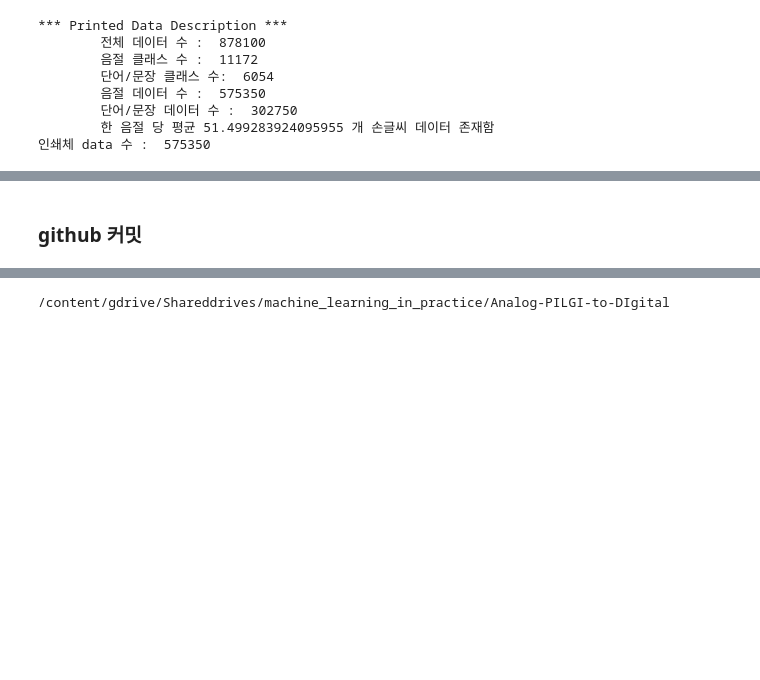
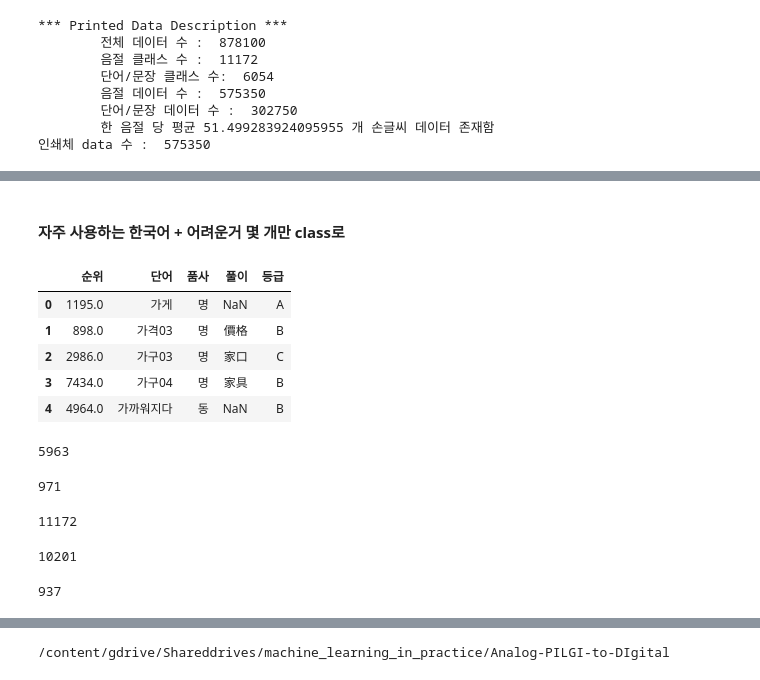
Before and after one commit to PILGI-Analog-To-Digital/Analog-PILGI-to-DIgital, a Jupyter notebook: GAN/EDA.ipynb, the cells around one changed output, grey strips where cells are left out. Saved outputs shown, nothing was run; the diff lists cells and outputs as text; code cells hidden in the pictures; blank space fills up the shorter version.

```diff
--- a/GAN/EDA.ipynb
+++ b/GAN/EDA.ipynb
@@ -724,2 +141,76 @@ with open('/content/gdrive/Shareddrives/machine_learning_in_practice/Analog-PILG
-# %% [markdown]
-### github 커밋
+# %% [markdown]
+#### 자주 사용하는 한국어 + 어려운거 몇 개만 class로
+# %%
+import pandas as pd
+
+classFile = '/content/gdrive/Shareddrives/machine_learning_in_practice/Analog-PILGI-to-DIgital/GAN/data/한국어 학습용 어휘 목록.xls'
+df = pd.read_excel(classFile)
+
+df.head()
+# %% [output]
+|  | 순위 | 단어 | 품사 | 풀이 | 등급 |
+| 0 | 1195.0 | 가게 | 명 | NaN | A |
+| 1 | 898.0 | 가격03 | 명 | 價格 | B |
+| 2 | 2986.0 | 가구03 | 명 | 家口 | C |
+| 3 | 7434.0 | 가구04 | 명 | 家具 | B |
+| 4 | 4964.0 | 가까워지다 | 동 | NaN | B |
+# %%
+word_list = df["단어"].tolist()
+# word_list 수정,  '가구04', '도쿄(동경)' 가공
+for idx, word in enumerate(word_list):
+    if len(word) > 2:
+        if word[-2] in ('0', '1', '2', '3'):
+            word_list[idx] = word[:-2]
+    if word[-1] == ')':
+        del word_list[idx]
+
+len(word_list)
+# %% [output]
+5963
+# %%
+syllable_set = set()
+for word in word_list:
+    for syllable in word:
+        syllable_set.add(syllable)
+len(syllable_set)
+
+dump_set = {'0', '1', '8'}
+
+easy_syllable_set = syllable_set - dump_set
+len(easy_syllable_set)
+# %% [output]
+971
+# %%
+whole_syllable_set = set(p_ClassToFileNames.keys())
+len(whole_syllable_set)
+# %% [output]
+11172
+# %%
+difficult_syllable_set = whole_syllable_set - easy_syllable_set
+len(difficult_syllable_set)
+# %% [output]
+10201
+# %%
+import random
+
+difficult_syllable_list = list(difficult_syllable_set)
+classList = []
+
+randIdx = random.randint(0, len(difficult_syllable_set))
+
+difficult_syllable_choice = set()
+
+for i in range(976):
+    randIdx = random.randint(0, len(difficult_syllable_set))
+    difficult_syllable_choice.add(randIdx)
+len(difficult_syllable_choice)
+
+idxs = list(difficult_syllable_choice)
+
+
+difficult_syllable_classes = set()
+for idx in idxs:
+    difficult_syllable_classes.add(difficult_syllable_list[idx])
+len(difficult_syllable_classes)
+# %% [output]
+937
```
Also changed, not shown: parts of 40 cells of this notebook.
